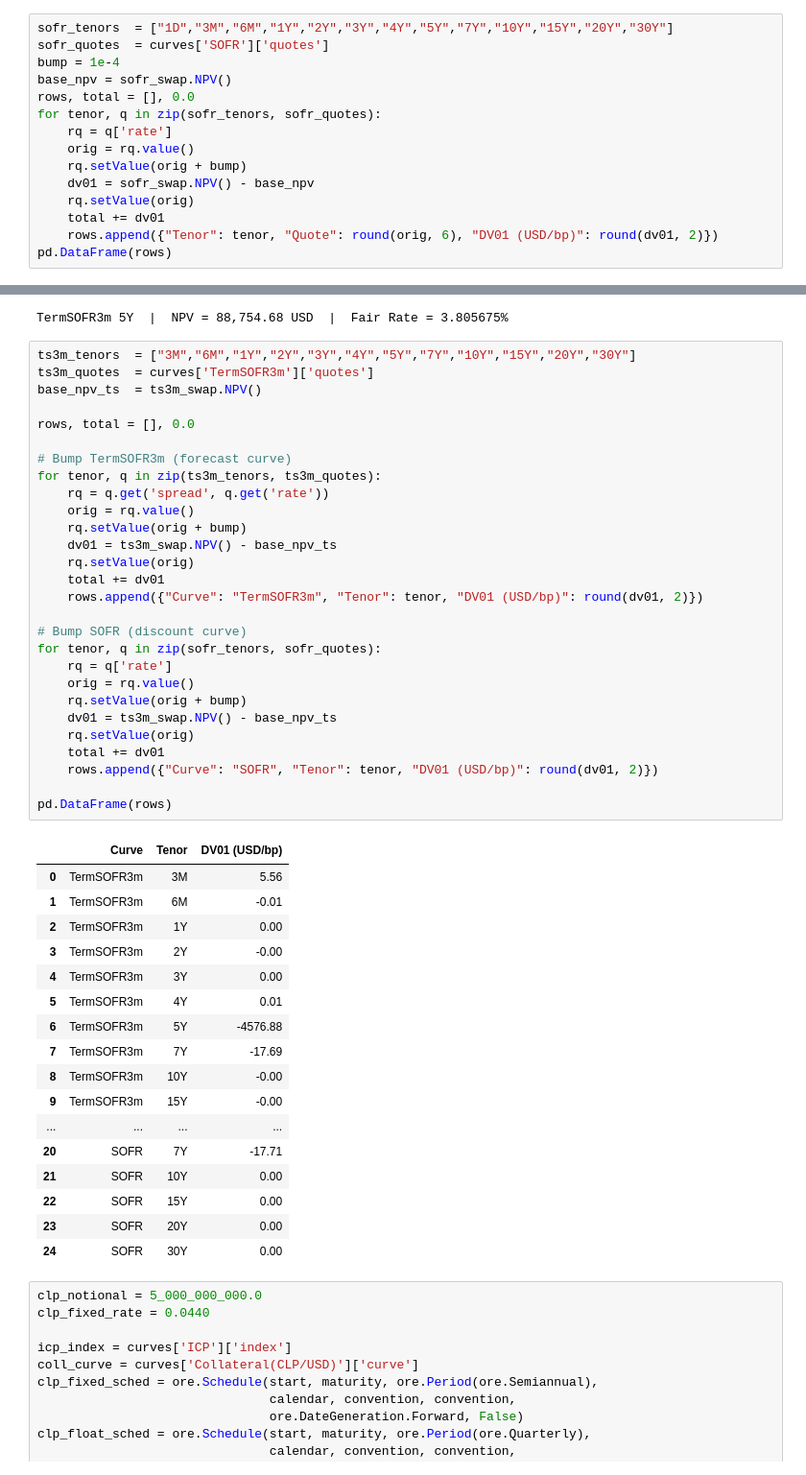
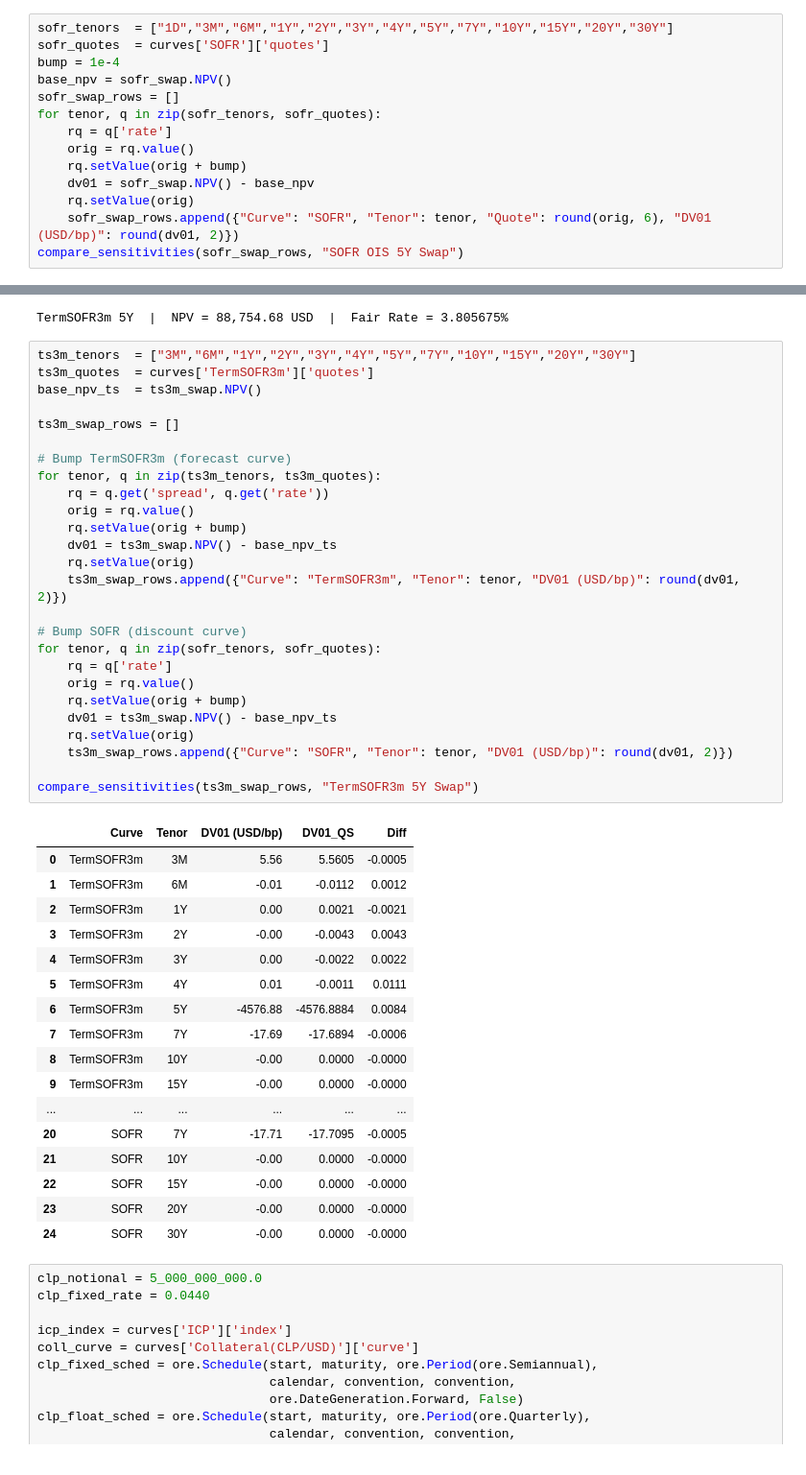
Before and after one commit to jmelo11/quantsupport, a Jupyter notebook: examples/sensitivity/bechmark/sensitivity.ipynb, the cells around one changed output, grey strips where cells are left out. Shown at 96% size. Drawn from its saved outputs; the diff is of its cells as text.

```diff
--- a/examples/sensitivity/bechmark/sensitivity.ipynb
+++ b/examples/sensitivity/bechmark/sensitivity.ipynb
@@ -178,14 +177,13 @@ sofr_tenors  = ["1D","3M","6M","1Y","2Y","3Y","4Y","5Y","7Y","10Y","15Y","20Y","
 sofr_quotes  = curves['SOFR']['quotes']
 bump = 1e-4
 base_npv = sofr_swap.NPV()
-rows, total = [], 0.0
+sofr_swap_rows = []
 for tenor, q in zip(sofr_tenors, sofr_quotes):
     rq = q['rate']
     orig = rq.value()
     rq.setValue(orig + bump)
     dv01 = sofr_swap.NPV() - base_npv
     rq.setValue(orig)
-    total += dv01
-    rows.append({"Tenor": tenor, "Quote": round(orig, 6), "DV01 (USD/bp)": round(dv01, 2)})
-pd.DataFrame(rows)
+    sofr_swap_rows.append({"Curve": "SOFR", "Tenor": tenor, "Quote": round(orig, 6), "DV01 (USD/bp)": round(dv01, 2)})
+compare_sensitivities(sofr_swap_rows, "SOFR OIS 5Y Swap")
 # %% [output]
@@ -216,49 +214,47 @@ TermSOFR3m 5Y  |  NPV = 88,754.68 USD  |  Fair Rate = 3.805675%
 # %%
 ts3m_tenors  = ["3M","6M","1Y","2Y","3Y","4Y","5Y","7Y","10Y","15Y","20Y","30Y"]
 ts3m_quotes  = curves['TermSOFR3m']['quotes']
 base_npv_ts  = ts3m_swap.NPV()
 
-rows, total = [], 0.0
+ts3m_swap_rows = []
 
 # Bump TermSOFR3m (forecast curve)
 for tenor, q in zip(ts3m_tenors, ts3m_quotes):
     rq = q.get('spread', q.get('rate'))
     orig = rq.value()
     rq.setValue(orig + bump)
     dv01 = ts3m_swap.NPV() - base_npv_ts
     rq.setValue(orig)
-    total += dv01
-    rows.append({"Curve": "TermSOFR3m", "Tenor": tenor, "DV01 (USD/bp)": round(dv01, 2)})
+    ts3m_swap_rows.append({"Curve": "TermSOFR3m", "Tenor": tenor, "DV01 (USD/bp)": round(dv01, 2)})
 
 # Bump SOFR (discount curve)
 for tenor, q in zip(sofr_tenors, sofr_quotes):
     rq = q['rate']
     orig = rq.value()
     rq.setValue(orig + bump)
     dv01 = ts3m_swap.NPV() - base_npv_ts
     rq.setValue(orig)
-    total += dv01
-    rows.append({"Curve": "SOFR", "Tenor": tenor, "DV01 (USD/bp)": round(dv01, 2)})
+    ts3m_swap_rows.append({"Curve": "SOFR", "Tenor": tenor, "DV01 (USD/bp)": round(dv01, 2)})
 
-pd.DataFrame(rows)
+compare_sensitivities(ts3m_swap_rows, "TermSOFR3m 5Y Swap")
 # %% [output]
-|  | Curve | Tenor | DV01 (USD/bp) |
-| 0 | TermSOFR3m | 3M | 5.56 |
-| 1 | TermSOFR3m | 6M | -0.01 |
-| 2 | TermSOFR3m | 1Y | 0.00 |
-| 3 | TermSOFR3m | 2Y | -0.00 |
-| 4 | TermSOFR3m | 3Y | 0.00 |
-| 5 | TermSOFR3m | 4Y | 0.01 |
-| 6 | TermSOFR3m | 5Y | -4576.88 |
-| 7 | TermSOFR3m | 7Y | -17.69 |
-| 8 | TermSOFR3m | 10Y | -0.00 |
-| 9 | TermSOFR3m | 15Y | -0.00 |
-| ... | ... | ... | ... |
-| 20 | SOFR | 7Y | -17.71 |
-| 21 | SOFR | 10Y | 0.00 |
-| 22 | SOFR | 15Y | 0.00 |
-| 23 | SOFR | 20Y | 0.00 |
-| 24 | SOFR | 30Y | 0.00 |
+|  | Curve | Tenor | DV01 (USD/bp) | DV01_QS | Diff |
+| 0 | TermSOFR3m | 3M | 5.56 | 5.5605 | -0.0005 |
+| 1 | TermSOFR3m | 6M | -0.01 | -0.0112 | 0.0012 |
+| 2 | TermSOFR3m | 1Y | 0.00 | 0.0021 | -0.0021 |
+| 3 | TermSOFR3m | 2Y | -0.00 | -0.0043 | 0.0043 |
+| 4 | TermSOFR3m | 3Y | 0.00 | -0.0022 | 0.0022 |
+| 5 | TermSOFR3m | 4Y | 0.01 | -0.0011 | 0.0111 |
+| 6 | TermSOFR3m | 5Y | -4576.88 | -4576.8884 | 0.0084 |
+| 7 | TermSOFR3m | 7Y | -17.69 | -17.6894 | -0.0006 |
+| 8 | TermSOFR3m | 10Y | -0.00 | 0.0000 | -0.0000 |
+| 9 | TermSOFR3m | 15Y | -0.00 | 0.0000 | -0.0000 |
+| ... | ... | ... | ... | ... | ... |
+| 20 | SOFR | 7Y | -17.71 | -17.7095 | -0.0005 |
+| 21 | SOFR | 10Y | -0.00 | 0.0000 | -0.0000 |
+| 22 | SOFR | 15Y | -0.00 | 0.0000 | -0.0000 |
+| 23 | SOFR | 20Y | -0.00 | 0.0000 | -0.0000 |
+| 24 | SOFR | 30Y | -0.00 | 0.0000 | -0.0000 |
 # %%
 clp_notional = 5_000_000_000.0
 clp_fixed_rate = 0.0440
```
Also changed, not shown: parts of 5 cells of this notebook.
